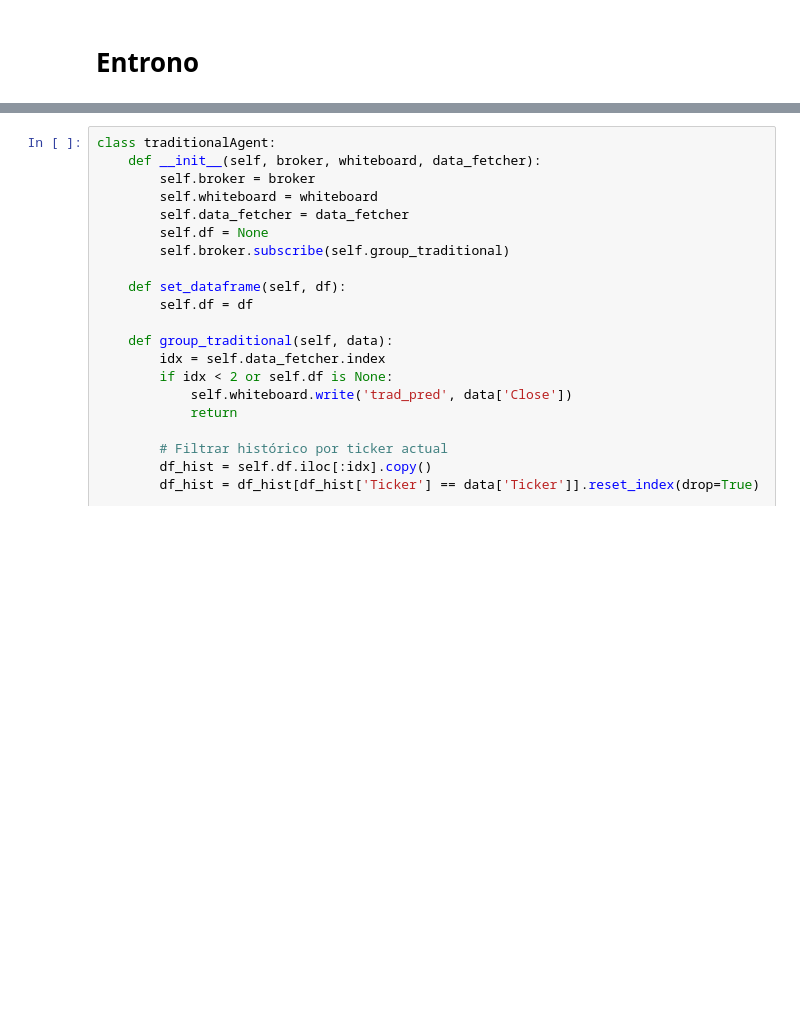
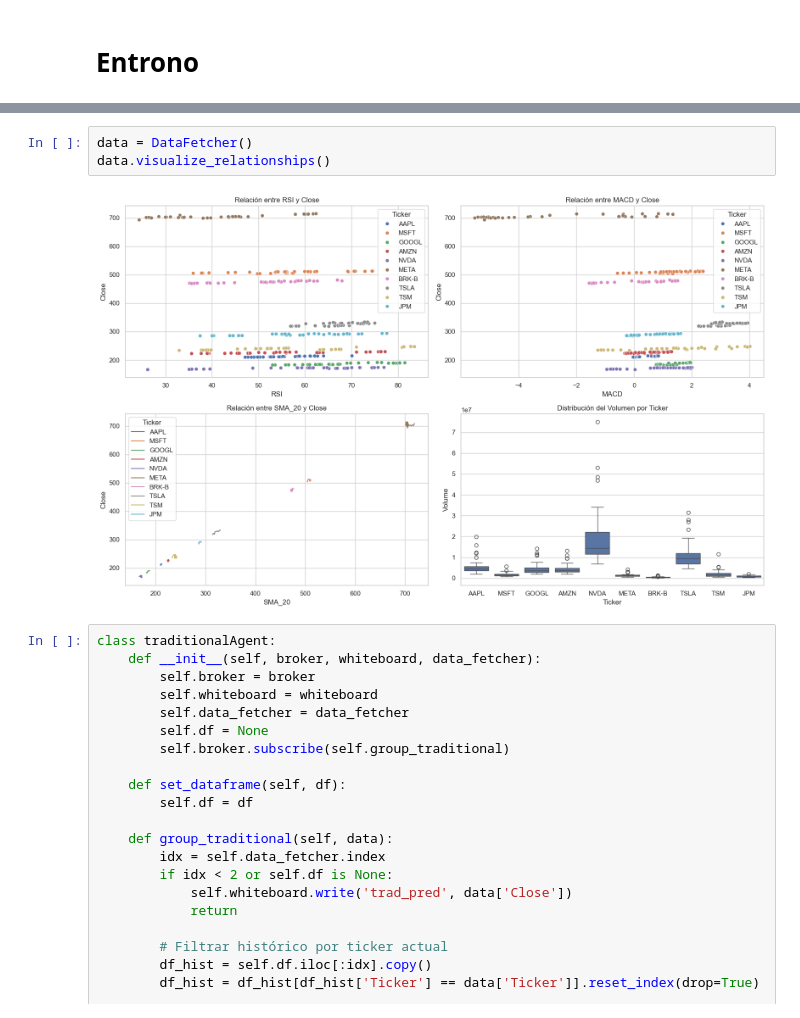
Before and after one commit to Sergi0tero/FUMU, a Jupyter notebook: main.ipynb, the cells around one changed output, grey strips where cells are left out. Saved outputs shown, nothing was run; the diff lists cells and outputs as text; blank space fills up the shorter version.

```diff
--- a/main.ipynb
+++ b/main.ipynb
@@ -68,4 +179,9 @@ class DataFetcher:
 # ----------------------------
+# %%
+data = DataFetcher()
+data.visualize_relationships()
+# %% [output]
+[figure, added]
 # %%
 class traditionalAgent:
     def __init__(self, broker, whiteboard, data_fetcher):
```
Also changed, not shown: parts of 5 cells of this notebook.
